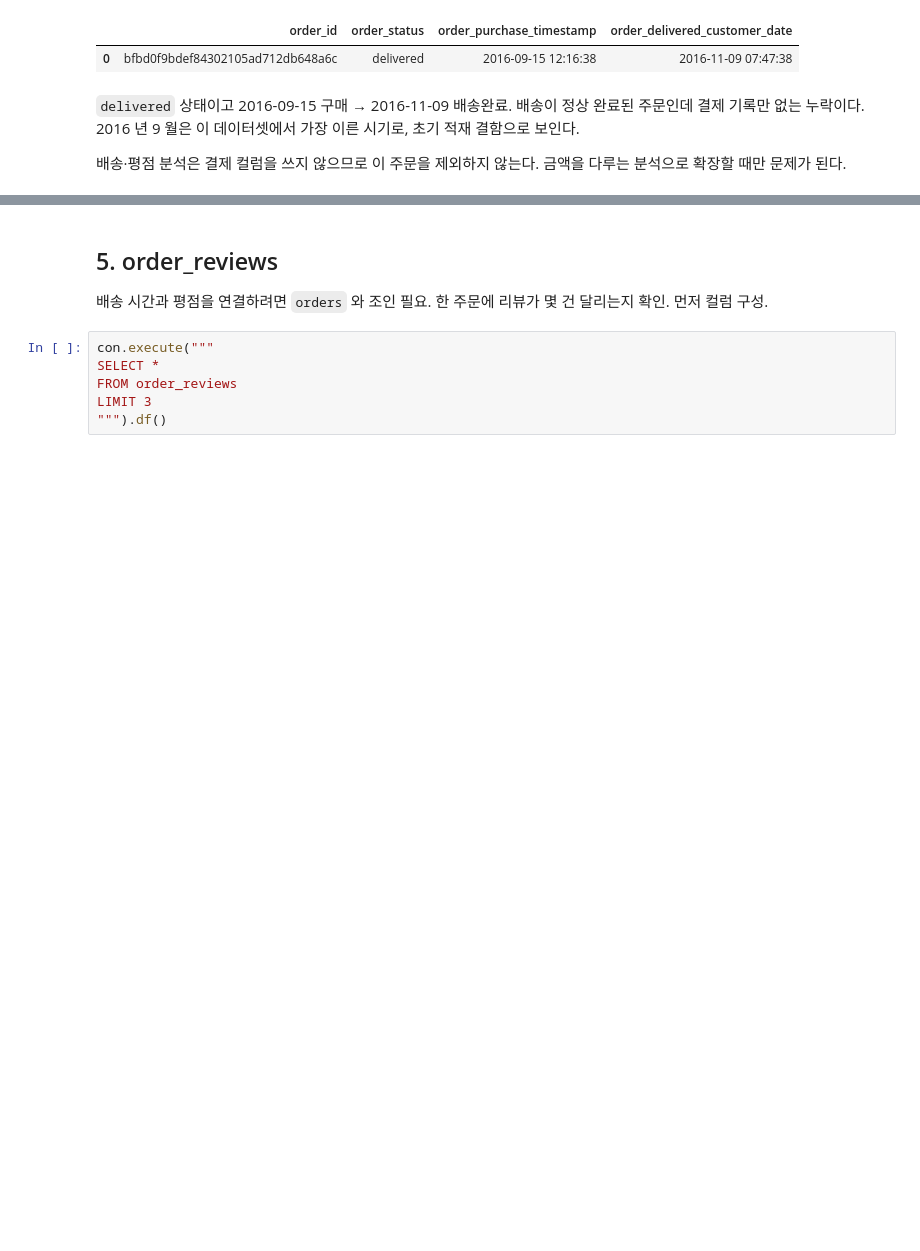
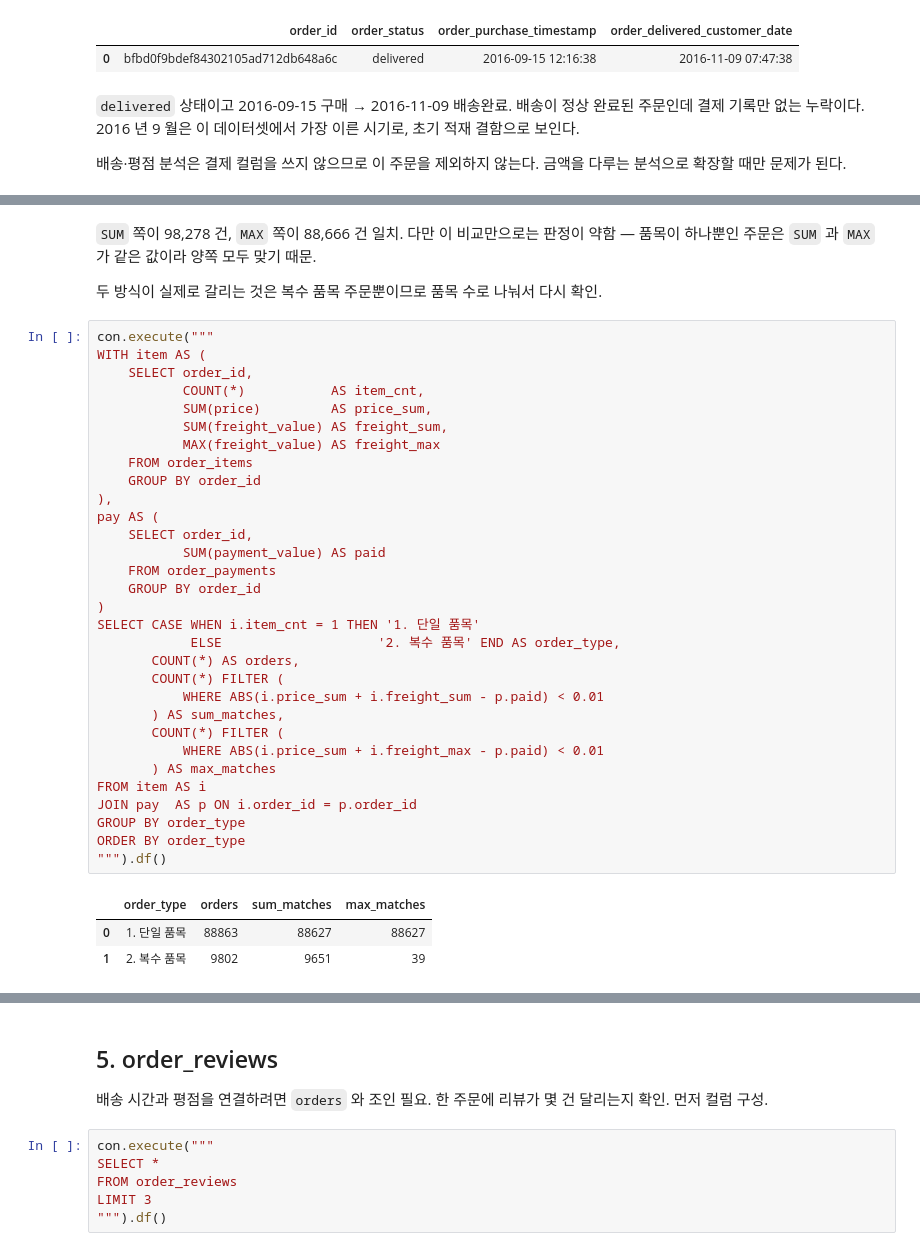
Before and after one commit to wlstjd1011/Olist-data-analyze, a Jupyter notebook: notebooks/03_data_quality.ipynb, the cells around one changed output, grey strips where cells are left out. Drawn from its saved outputs; the diff is of its cells as text; blank space fills up the shorter version.

```diff
--- a/notebooks/03_data_quality.ipynb
+++ b/notebooks/03_data_quality.ipynb
@@ -390,0 +462,40 @@ WHERE p.order_id IS NULL
+# %% [markdown]
+`SUM` 쪽이 98,278 건, `MAX` 쪽이 88,666 건 일치. 다만 이 비교만으로는 판정이 약함 —
+품목이 하나뿐인 주문은 `SUM` 과 `MAX` 가 같은 값이라 양쪽 모두 맞기 때문.
+
+두 방식이 실제로 갈리는 것은 복수 품목 주문뿐이므로 품목 수로 나눠서 다시 확인.
+# %%
+con.execute("""
+WITH item AS (
+    SELECT order_id,
+           COUNT(*)           AS item_cnt,
+           SUM(price)         AS price_sum,
+           SUM(freight_value) AS freight_sum,
+           MAX(freight_value) AS freight_max
+    FROM order_items
+    GROUP BY order_id
+),
+pay AS (
+    SELECT order_id,
+           SUM(payment_value) AS paid
+    FROM order_payments
+    GROUP BY order_id
+)
+SELECT CASE WHEN i.item_cnt = 1 THEN '1. 단일 품목'
+            ELSE                    '2. 복수 품목' END AS order_type,
+       COUNT(*) AS orders,
+       COUNT(*) FILTER (
+           WHERE ABS(i.price_sum + i.freight_sum - p.paid) < 0.01
+       ) AS sum_matches,
+       COUNT(*) FILTER (
+           WHERE ABS(i.price_sum + i.freight_max - p.paid) < 0.01
+       ) AS max_matches
+FROM item AS i
+JOIN pay  AS p ON i.order_id = p.order_id
+GROUP BY order_type
+ORDER BY order_type
+""").df()
+# %% [output]
+|  | order_type | orders | sum_matches | max_matches |
+| 0 | 1. 단일 품목 | 88863 | 88627 | 88627 |
+| 1 | 2. 복수 품목 | 9802 | 9651 | 39 |
```
Also changed, not shown: parts of 7 cells of this notebook.
